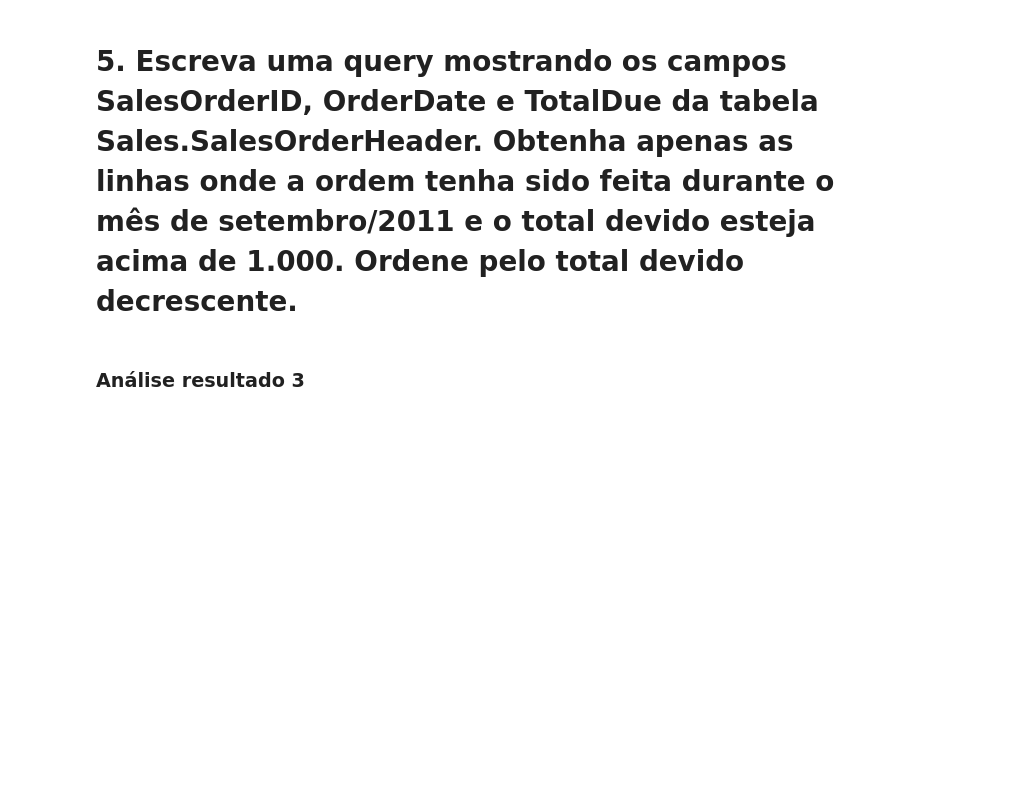
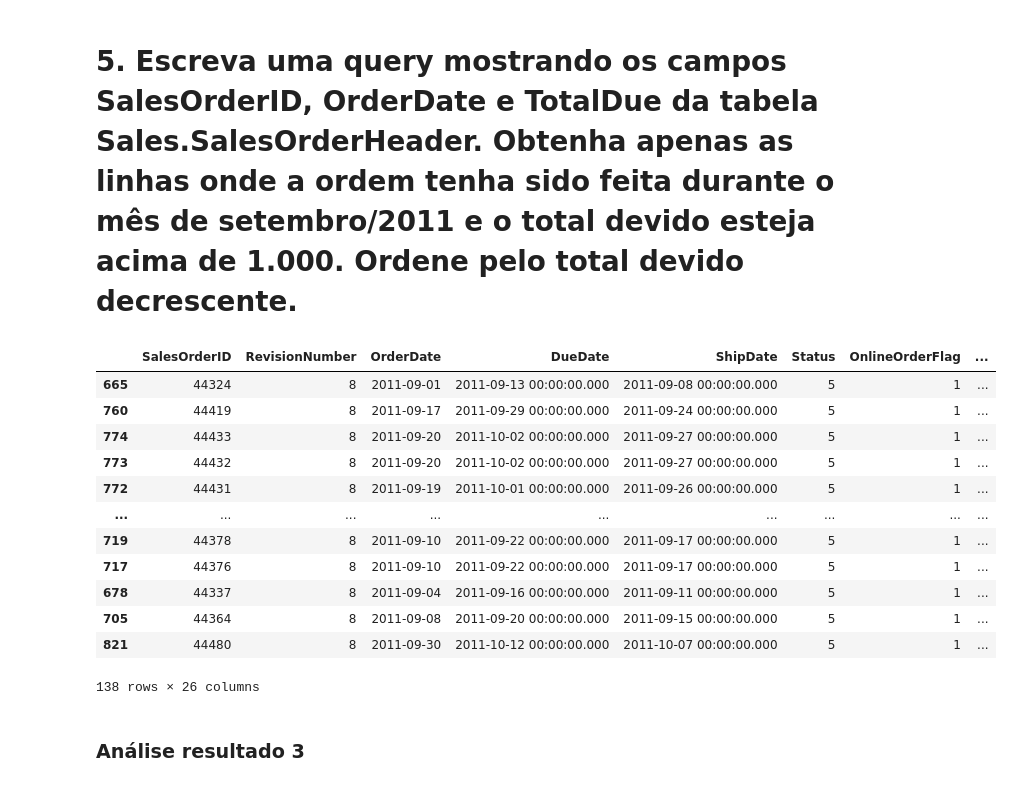
Before and after one commit to Gabrielsldev/DesafioSmarttBot, a Jupyter notebook: code/Desafio_Analytics_Engineer.ipynb, the cells around one changed output. Saved outputs shown, nothing was run; the diff lists cells and outputs as text; code cells hidden in the pictures; blank space fills up the shorter version.

```diff
--- a/code/Desafio_Analytics_Engineer.ipynb
+++ b/code/Desafio_Analytics_Engineer.ipynb
@@ -242,6 +242,37 @@ question_4()
 26878 rows × 1 columns
 # %% [markdown]
 # 5. Escreva uma query mostrando os campos SalesOrderID, OrderDate e TotalDue da tabela Sales.SalesOrderHeader. Obtenha apenas as linhas onde a ordem tenha sido feita durante o mês de setembro/2011 e o total devido esteja acima de 1.000. Ordene pelo total devido decrescente.
+# %%
+def question_5(base1="Sales.SalesOrderHeader.csv"):
+
+    # Importa base
+    SalesOrderHeader = pd.read_csv(f"../data/{base1}", sep=";", decimal=",")
+
+    SalesOrderHeader['OrderDate'] = pd.to_datetime(SalesOrderHeader['OrderDate'])
+    SalesOrderHeader = SalesOrderHeader[(SalesOrderHeader["OrderDate"].dt.month == 9) &
+                                        (SalesOrderHeader["OrderDate"].dt.year == 2011)]
+
+    SalesOrderHeader["TotalDue"] = SalesOrderHeader["TotalDue"].astype(np.float64)
+
+    answer5 = SalesOrderHeader[SalesOrderHeader["TotalDue"] > 1000].sort_values(by=["TotalDue"], ascending=False)
+
+    return answer5
+# %%
+question_5()
+# %% [output]
+|  | SalesOrderID | RevisionNumber | OrderDate | DueDate | ShipDate | Status | OnlineOrderFlag | ... |
+| 665 | 44324 | 8 | 2011-09-01 | 2011-09-13 00:00:00.000 | 2011-09-08 00:00:00.000 | 5 | 1 | ... |
+| 760 | 44419 | 8 | 2011-09-17 | 2011-09-29 00:00:00.000 | 2011-09-24 00:00:00.000 | 5 | 1 | ... |
+| 774 | 44433 | 8 | 2011-09-20 | 2011-10-02 00:00:00.000 | 2011-09-27 00:00:00.000 | 5 | 1 | ... |
+| 773 | 44432 | 8 | 2011-09-20 | 2011-10-02 00:00:00.000 | 2011-09-27 00:00:00.000 | 5 | 1 | ... |
+| 772 | 44431 | 8 | 2011-09-19 | 2011-10-01 00:00:00.000 | 2011-09-26 00:00:00.000 | 5 | 1 | ... |
+| ... | ... | ... | ... | ... | ... | ... | ... | ... |
+| 719 | 44378 | 8 | 2011-09-10 | 2011-09-22 00:00:00.000 | 2011-09-17 00:00:00.000 | 5 | 1 | ... |
+| 717 | 44376 | 8 | 2011-09-10 | 2011-09-22 00:00:00.000 | 2011-09-17 00:00:00.000 | 5 | 1 | ... |
+| 678 | 44337 | 8 | 2011-09-04 | 2011-09-16 00:00:00.000 | 2011-09-11 00:00:00.000 | 5 | 1 | ... |
+| 705 | 44364 | 8 | 2011-09-08 | 2011-09-20 00:00:00.000 | 2011-09-15 00:00:00.000 | 5 | 1 | ... |
+| 821 | 44480 | 8 | 2011-09-30 | 2011-10-12 00:00:00.000 | 2011-10-07 00:00:00.000 | 5 | 1 | ... |
+138 rows × 26 columns
 # %% [markdown]
 ### Análise resultado 3
 # %%
```
